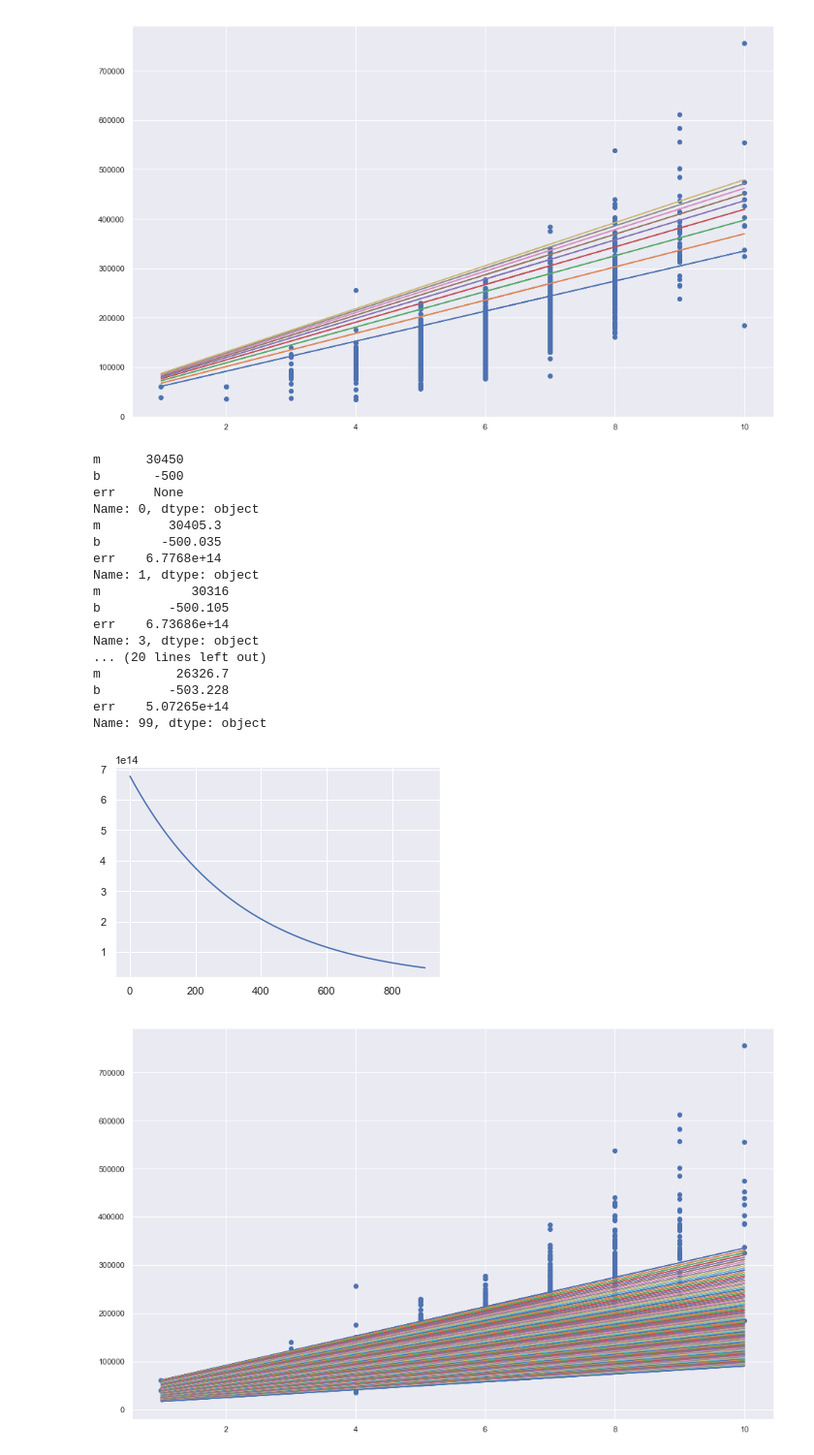
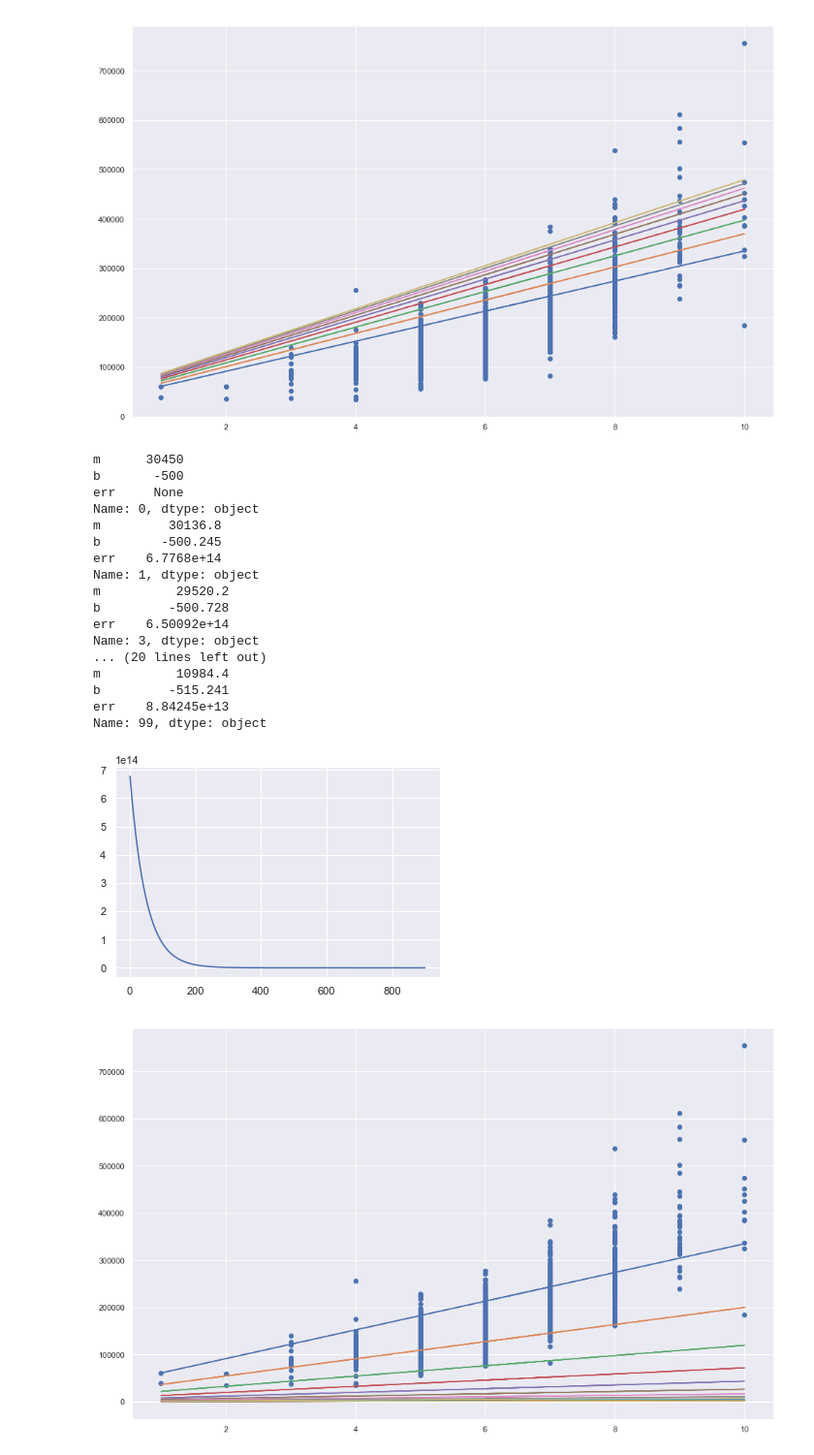
Before and after one commit to fercho1011/PyDSGalileo, a Jupyter notebook: Proyecto Final Python - Fernando Valdizon 17012696.ipynb, the cells around one changed output. Shown at 97% size. Cells and saved outputs as stored; diff of their text form; code cells hidden in the pictures.

```diff
--- a/Proyecto Final Python - Fernando Valdizon 17012696.ipynb
+++ b/Proyecto Final Python - Fernando Valdizon 17012696.ipynb
@@ -309,28 +307,28 @@ Name: 99, dtype: object
 [figure]
 # %%
 #1stFloorSqf
-x2 = tr.iloc[:,2] #Sqfeets
+x2 = tr.iloc[:,2] #X Sqfeets
 
-FstF =Training(x2,y,epoch=900 ,errPrint=100, lr=0.000000001)
+FstF =Training(x2,y,epoch=900 ,errPrint=100, lr=0.000000007)
 ErrInTime(FstF[1])
-ModInTime(Mod=FstF[0],n=10)
+ModInTime(Mod=FstF[0],n=50)
 # %% [output]
 m      30450
 b       -500
 err     None
 Name: 0, dtype: object
-m         30405.3
-b        -500.035
+m         30136.8
+b        -500.245
 err    6.7768e+14
 Name: 1, dtype: object
-m            30316
-b         -500.105
-err    6.73686e+14
+m          29520.2
+b         -500.728
+err    6.50092e+14
 Name: 3, dtype: object
 ... (20 lines left out)
-m          26326.7
-b         -503.228
-err    5.07265e+14
+m          10984.4
+b         -515.241
+err    8.84245e+13
 Name: 99, dtype: object
-[figure, old version]
+[figure, new version]
-[figure, old version]
+[figure, new version]
```
Also changed, not shown: parts of 17 cells of this notebook.
